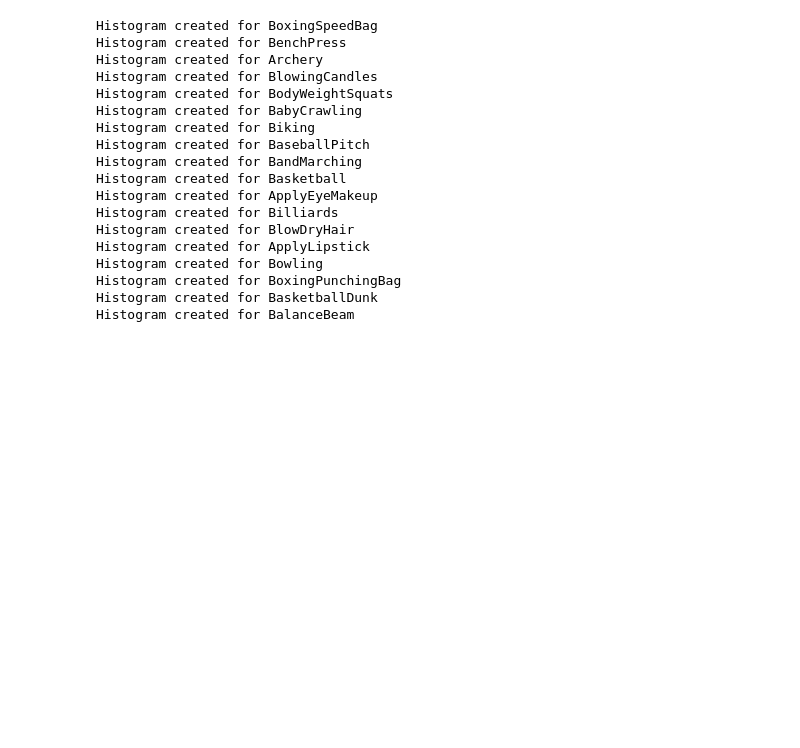
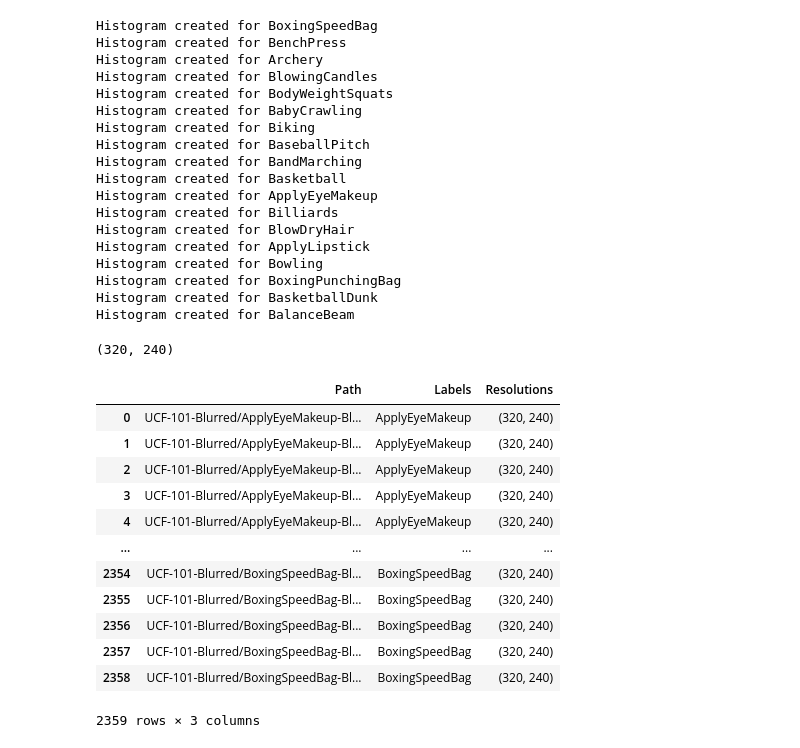
Before and after one commit to techyorzl/obscura-vision, a Jupyter notebook: preProData.ipynb, the cells around one changed output. Saved outputs shown, nothing was run; the diff lists cells and outputs as text; code cells hidden in the pictures; blank space fills up the shorter version.

Commit message:
Created DataFrame of videos

```diff
--- a/preProData.ipynb
+++ b/preProData.ipynb
@@ -5,7 +5,7 @@ from pathlib import Path
 import pathlib
 import cv2
 # %%
-def applyGaussianBlur(input_video, output_video, kernel_size=(15,15)):
+def applyGaussianBlur(input_video, output_video, kernel_size=(30,30)):
     cap = cv2.VideoCapture(input_video)
 
     frame_width = int(cap.get(cv2.CAP_PROP_FRAME_WIDTH))
@@ -125,3 +124,48 @@ Histogram created for Bowling
 Histogram created for BoxingPunchingBag
 Histogram created for BasketballDunk
 Histogram created for BalanceBeam
+# %%
+def getVidRes(video_path):
+    cap = cv2.VideoCapture(video_path)
+    width = int(cap.get(cv2.CAP_PROP_FRAME_WIDTH))
+    height = int(cap.get(cv2.CAP_PROP_FRAME_HEIGHT))
+    cap.release()
+    return width, height
+
+getVidRes("UCF-101-Blurred/ApplyEyeMakeup-Blurred/applyeyemakeup-vid1.mp4")
+# %% [output]
+(320, 240)
+# %%
+#Creating a DataFrame of video paths and labels
+dataDirPath = pathlib.Path('UCF-101-Blurred')
+videoPaths = []
+videoLabels = []
+videoRes = []
+for dir in sorted(dataDirPath.rglob('*')):
+    for file in sorted(dir.rglob('*')):
+        videoLabels.append(str(dir).split('-')[2].split('/')[1])
+        videoPaths.append(file)
+        vidW, vidH = getVidRes(file)
+        videoRes.append((vidW, vidH))
+
+data = pd.DataFrame(columns=["Path", "Labels", "Resolutions"])
+data['Path'] = videoPaths
+data['Labels'] = videoLabels
+data['Resolutions'] = videoRes
+
+#data = data.sample(frac=1).reset_index(drop=True)
+data
+# %% [output]
+|  | Path | Labels | Resolutions |
+| 0 | UCF-101-Blurred/ApplyEyeMakeup-Bl... | ApplyEyeMakeup | (320, 240) |
+| 1 | UCF-101-Blurred/ApplyEyeMakeup-Bl... | ApplyEyeMakeup | (320, 240) |
+| 2 | UCF-101-Blurred/ApplyEyeMakeup-Bl... | ApplyEyeMakeup | (320, 240) |
+| 3 | UCF-101-Blurred/ApplyEyeMakeup-Bl... | ApplyEyeMakeup | (320, 240) |
+| 4 | UCF-101-Blurred/ApplyEyeMakeup-Bl... | ApplyEyeMakeup | (320, 240) |
+| ... | ... | ... | ... |
+| 2354 | UCF-101-Blurred/BoxingSpeedBag-Bl... | BoxingSpeedBag | (320, 240) |
+| 2355 | UCF-101-Blurred/BoxingSpeedBag-Bl... | BoxingSpeedBag | (320, 240) |
+| 2356 | UCF-101-Blurred/BoxingSpeedBag-Bl... | BoxingSpeedBag | (320, 240) |
+| 2357 | UCF-101-Blurred/BoxingSpeedBag-Bl... | BoxingSpeedBag | (320, 240) |
+| 2358 | UCF-101-Blurred/BoxingSpeedBag-Bl... | BoxingSpeedBag | (320, 240) |
+2359 rows × 3 columns
```
Also changed, not shown: parts of 4 cells of this notebook.
